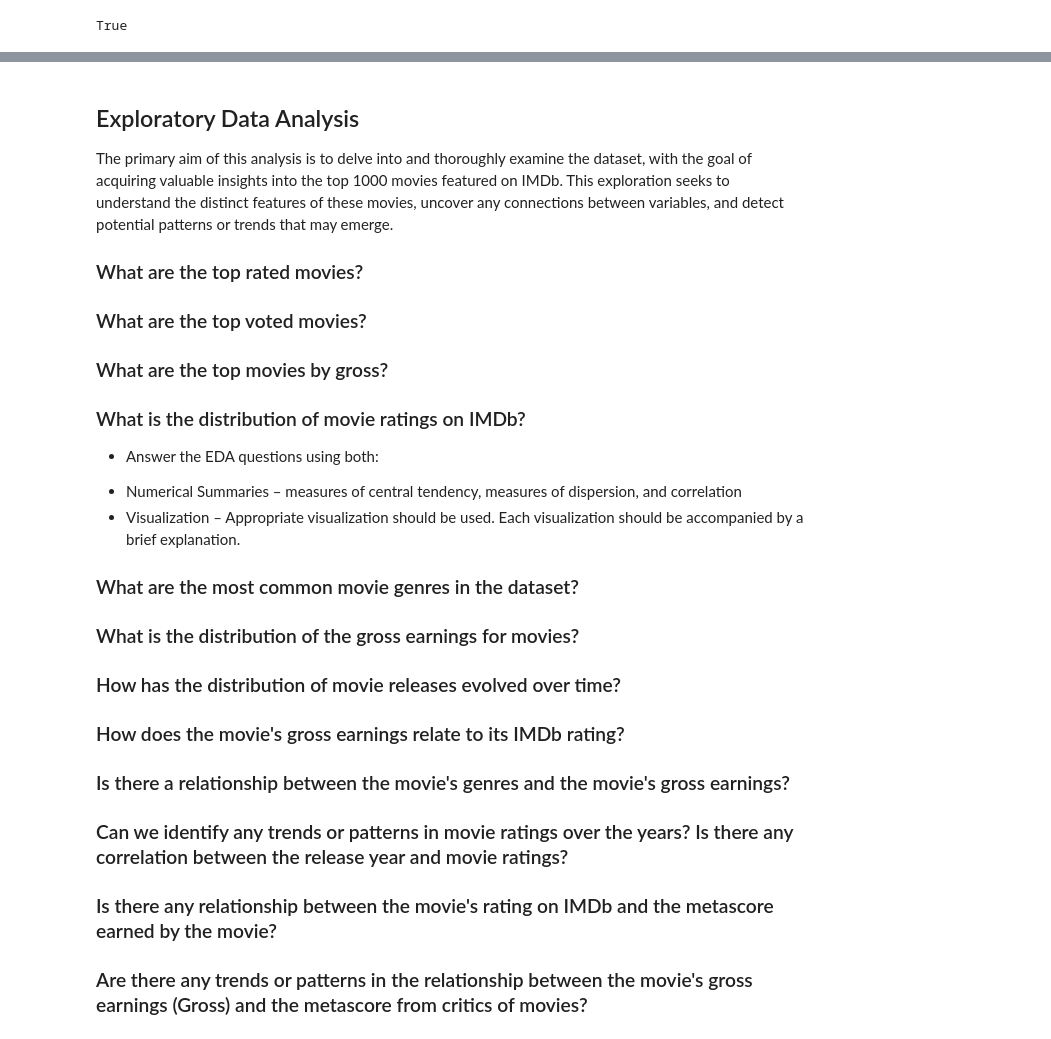
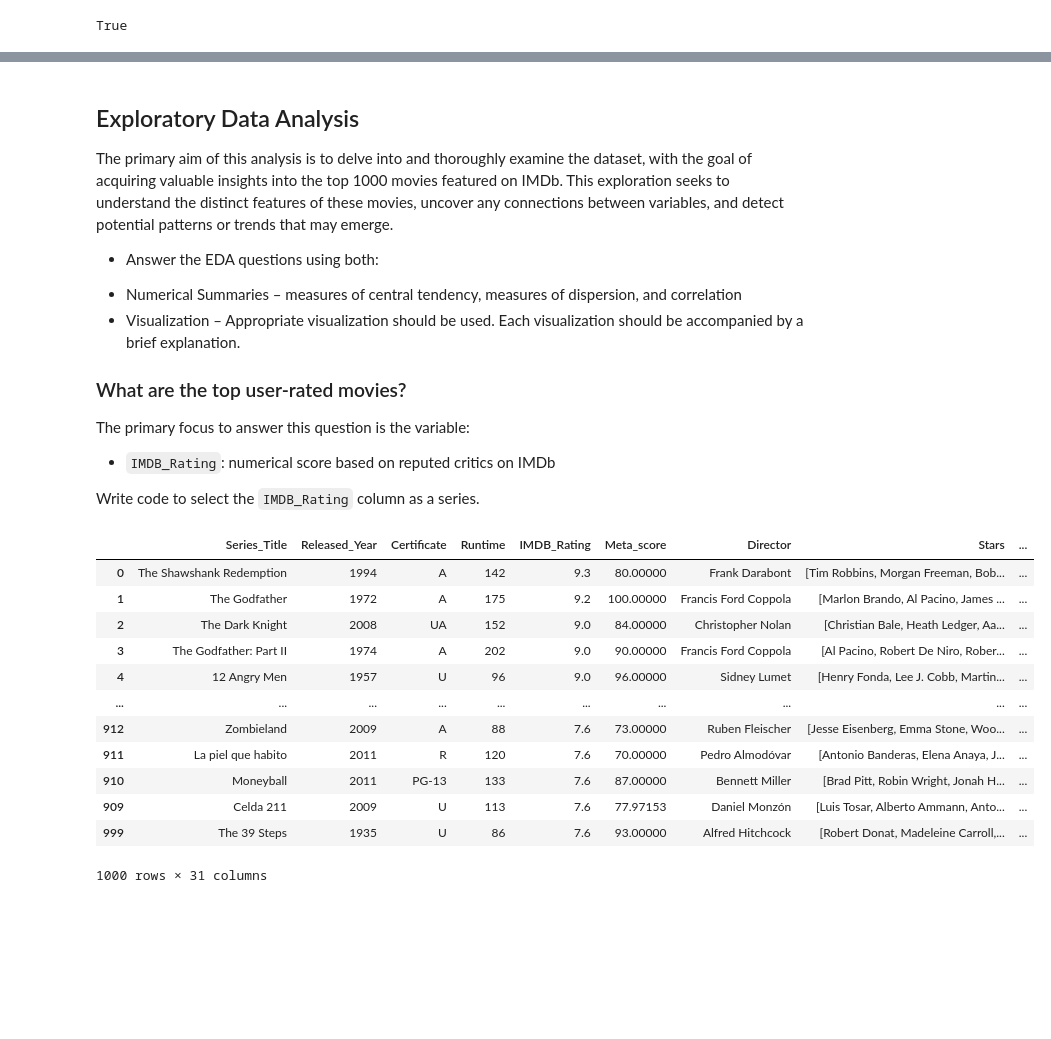
Before and after one commit to ikkai-r/csmodel, a Jupyter notebook: CSMODEL Project.ipynb, the cells around one changed output, grey strips where cells are left out. Drawn from its saved outputs; the diff is of its cells as text; code cells hidden in the pictures; blank space fills up the shorter version.

```diff
--- a/CSMODEL Project.ipynb
+++ b/CSMODEL Project.ipynb
@@ -225,30 +229,29 @@ NameError: name 'imdb_df' is not defined
 
 The primary aim of this analysis is to delve into and thoroughly examine the dataset, with the goal of acquiring valuable insights into the top 1000 movies featured on IMDb. This exploration seeks to understand the distinct features of these movies, uncover any connections between variables, and detect potential patterns or trends that may emerge.
 
-### What are the top rated movies?
-
-### What are the top voted movies?
-
-### What are the top movies by gross?
-
-### What is the distribution of movie ratings on IMDb?
-
 * Answer the EDA questions using both:
  - Numerical Summaries – measures of central tendency, measures of dispersion, and correlation
  - Visualization – Appropriate visualization should be used. Each visualization should be accompanied by a brief explanation.
 
-### What are the most common movie genres in the dataset?
+### What are the top user-rated movies?
 
-### What is the distribution of the gross earnings for movies?
+The primary focus to answer this question is the variable:
+* `IMDB_Rating`: numerical score based on reputed critics on IMDb
 
-### How has the distribution of movie releases evolved over time?
-
-### How does the movie's gross earnings relate to its IMDb rating?
-
-### Is there a relationship between the movie's genres and the movie's gross earnings?
-
-### Can we identify any trends or patterns in movie ratings over the years? Is there any correlation between the release year and movie ratings?
-
-### Is there any relationship between the movie's rating on IMDb and the metascore earned by the movie?
-
-### Are there any trends or patterns in the relationship between the movie's gross earnings (Gross) and the metascore from critics of movies?
+Write code to select the `IMDB_Rating` column as a series.
+# %%
+ imdb_df.sort_values(("IMDB_Rating"), ascending=False)
+# %% [output]
+|  | Series_Title | Released_Year | Certificate | Runtime | IMDB_Rating | Meta_score | Director | Stars | ... |
+| 0 | The Shawshank Redemption | 1994 | A | 142 | 9.3 | 80.00000 | Frank Darabont | [Tim Robbins, Morgan Freeman, Bob... | ... |
+| 1 | The Godfather | 1972 | A | 175 | 9.2 | 100.00000 | Francis Ford Coppola | [Marlon Brando, Al Pacino, James ... | ... |
+| 2 | The Dark Knight | 2008 | UA | 152 | 9.0 | 84.00000 | Christopher Nolan | [Christian Bale, Heath Ledger, Aa... | ... |
+| 3 | The Godfather: Part II | 1974 | A | 202 | 9.0 | 90.00000 | Francis Ford Coppola | [Al Pacino, Robert De Niro, Rober... | ... |
+| 4 | 12 Angry Men | 1957 | U | 96 | 9.0 | 96.00000 | Sidney Lumet | [Henry Fonda, Lee J. Cobb, Martin... | ... |
+| ... | ... | ... | ... | ... | ... | ... | ... | ... | ... |
+| 912 | Zombieland | 2009 | A | 88 | 7.6 | 73.00000 | Ruben Fleischer | [Jesse Eisenberg, Emma Stone, Woo... | ... |
+| 911 | La piel que habito | 2011 | R | 120 | 7.6 | 70.00000 | Pedro Almodóvar | [Antonio Banderas, Elena Anaya, J... | ... |
+| 910 | Moneyball | 2011 | PG-13 | 133 | 7.6 | 87.00000 | Bennett Miller | [Brad Pitt, Robin Wright, Jonah H... | ... |
+| 909 | Celda 211 | 2009 | U | 113 | 7.6 | 77.97153 | Daniel Monzón | [Luis Tosar, Alberto Ammann, Anto... | ... |
+| 999 | The 39 Steps | 1935 | U | 86 | 7.6 | 93.00000 | Alfred Hitchcock | [Robert Donat, Madeleine Carroll,... | ... |
+1000 rows × 31 columns
```
Also changed, not shown: parts of 7 cells of this notebook.
